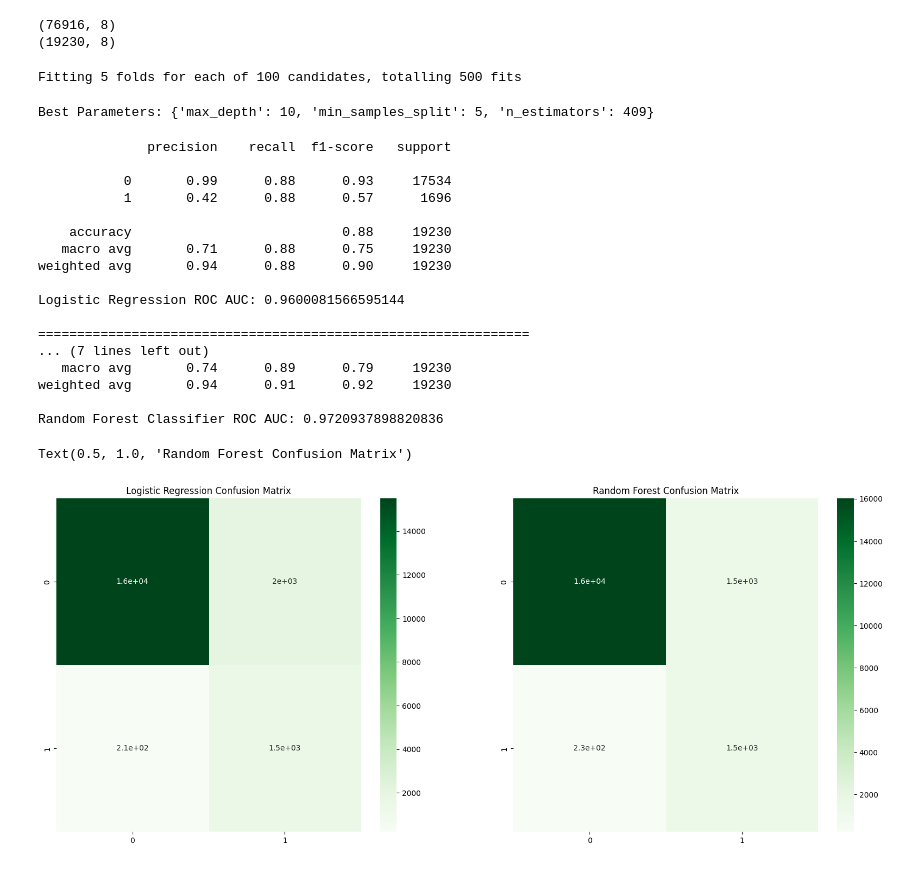
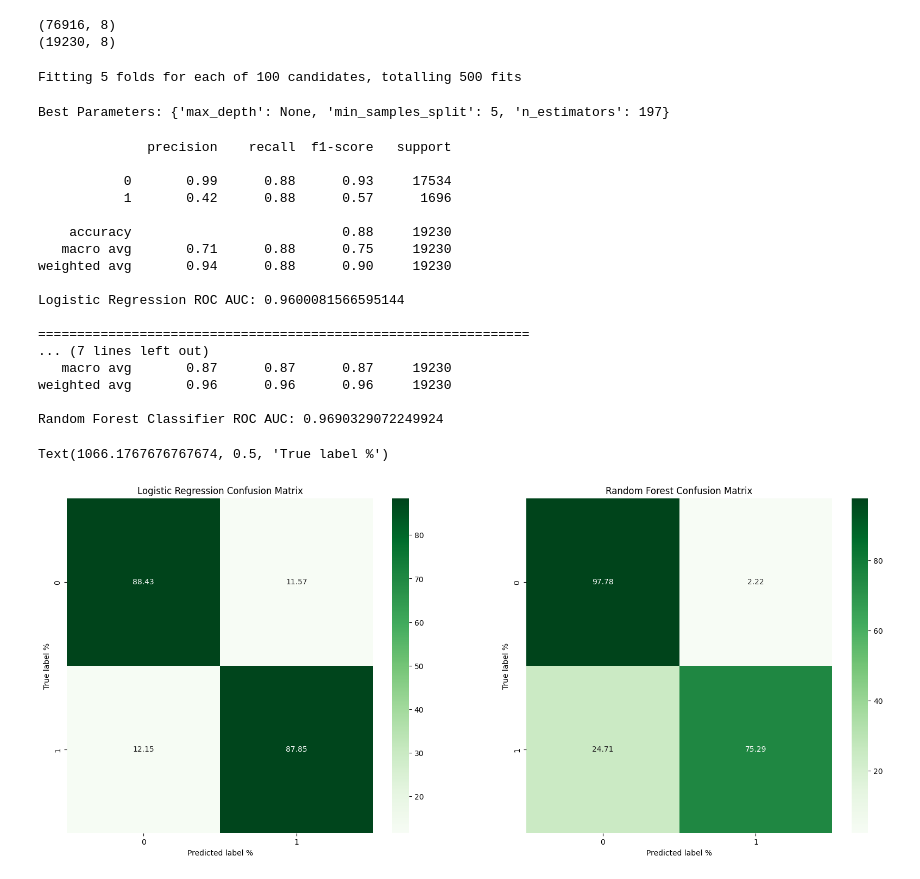
Before and after one commit to NitoBoritto/Diabetes_Classification, a Jupyter notebook: Diabetes_Classification.ipynb, the cells around one changed output. Cells and saved outputs as stored; diff of their text form; code cells hidden in the pictures.

```diff
--- a/Diabetes_Classification.ipynb
+++ b/Diabetes_Classification.ipynb
@@ -13,7 +13,7 @@ from scipy.stats import randint
 from imblearn.pipeline import Pipeline
 from imblearn.over_sampling import SMOTE
 # %%
-df = pd.read_csv(r"/kaggle/input/datasets/iammustafatz/diabetes-prediction-dataset/diabetes_prediction_dataset.csv")
+df = pd.read_csv(r"diabetes_prediction_dataset.csv")
 df
 # %% [output]
 |  | gender | age | hypertension | heart_disease | smoking_history | bmi | HbA1c_level | ... |
@@ -157,7 +157,7 @@ rfc_model = classify(RandomForestClassifier(random_state = 42), {"method" : "Ran
                                                                              X_train, X_test, y_train, y_test)
 # %% [output]
 Fitting 5 folds for each of 100 candidates, totalling 500 fits
-Best Parameters: {'max_depth': 10, 'min_samples_split': 5, 'n_estimators': 409}
+Best Parameters: {'max_depth': None, 'min_samples_split': 5, 'n_estimators': 197}
 # %%
 y_pred_lgr = lgr_model.predict(X_test)
 y_proba_lgr = lgr_model.predict_proba(X_test)[:, 1]
@@ -187,33 +187,40 @@ Logistic Regression ROC AUC: 0.9600081566595144
 
 ===============================================================
 ... (7 lines left out)
-   macro avg       0.74      0.89      0.79     19230
-weighted avg       0.94      0.91      0.92     19230
+   macro avg       0.87      0.87      0.87     19230
+weighted avg       0.96      0.96      0.96     19230
 
-Random Forest Classifier ROC AUC: 0.9720937898820836
+Random Forest Classifier ROC AUC: 0.9690329072249924
 # %%
 fig, (ax1, ax2) = plt.subplots(1, 2, figsize = (20, 8))
 
 cm_lgr = confusion_matrix(y_test, y_pred_lgr)
-lgr_pc = cm_lgr / cm_lgr.sum() * 100
+lgr_pct = cm_lgr.astype('float') / cm_lgr.sum(axis=1)[:, np.newaxis] * 100
 
-sns.heatmap(lgr_pc,
+
+sns.heatmap(lgr_pct,
             annot = True,
             cmap = "Greens",
+            fmt = ".2f",
             ax = ax1)
 ax1.set_title("Logistic Regression Confusion Matrix")
+ax1.set_xlabel("Predicted label %")
+ax1.set_ylabel("True label %")
 
 cm_rfc = confusion_matrix(y_test, y_pred_rfc)
-rfc_pc = cm_rfc / cm_rfc.sum() * 100
+rfc_pct = cm_rfc.astype('float') / cm_rfc.sum(axis=1)[:, np.newaxis] * 100
 
-sns.heatmap(rfc_pc,
+sns.heatmap(rfc_pct,
             annot = True,
             cmap = "Greens",
+            fmt = ".2f",
             ax = ax2)
 ax2.set_title("Random Forest Confusion Matrix")
+ax2.set_xlabel("Predicted label %")
+ax2.set_ylabel("True label %")
 # %% [output]
-Text(0.5, 1.0, 'Random Forest Confusion Matrix')
+Text(1066.1767676767674, 0.5, 'True label %')
-[figure, old version]
+[figure, new version]
 # %%
 lgr_coefs = lgr_model.named_steps['classifier'].coef_[0]
 lgr_names = lgr_model.named_steps['preprocessor'].get_feature_names_out()
```
Also changed, not shown: parts of 1 cell of this notebook.
